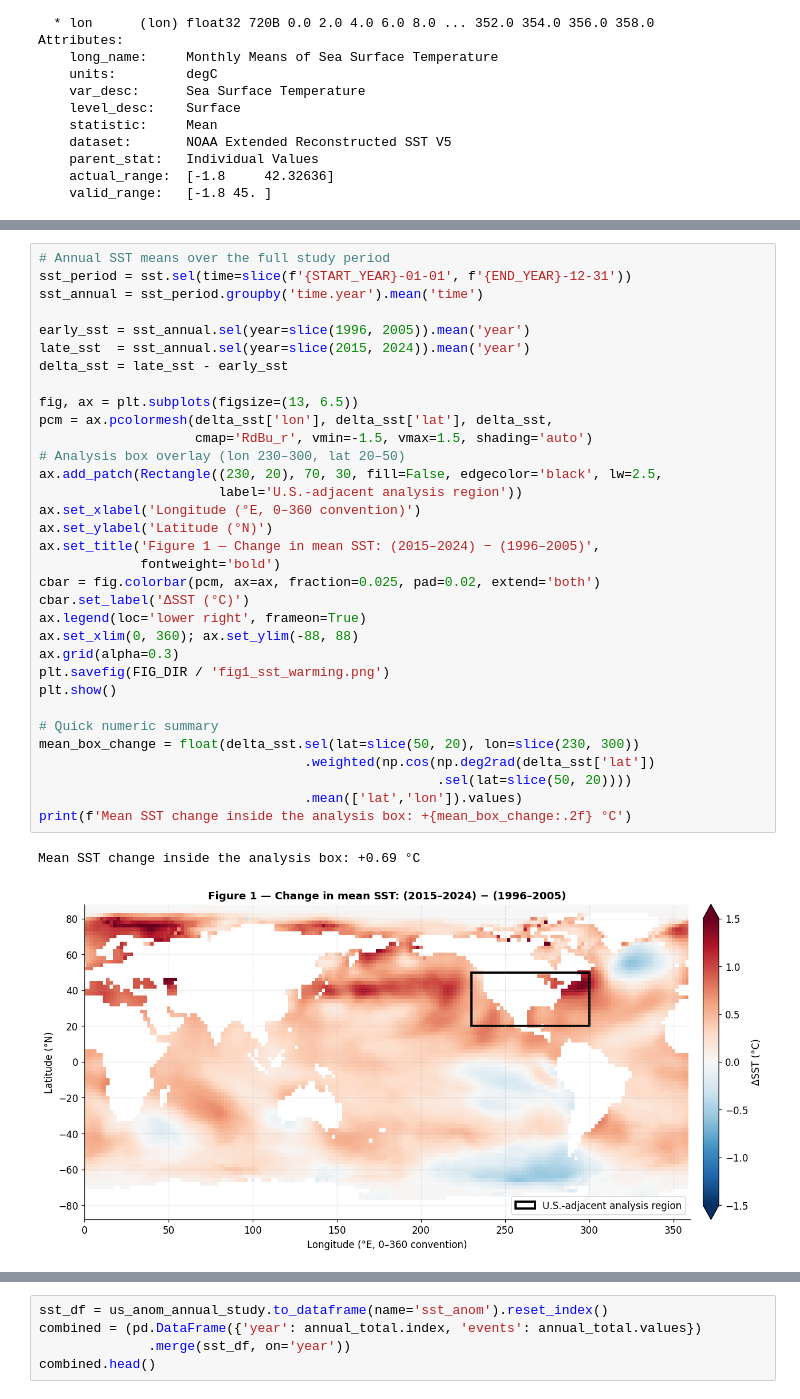
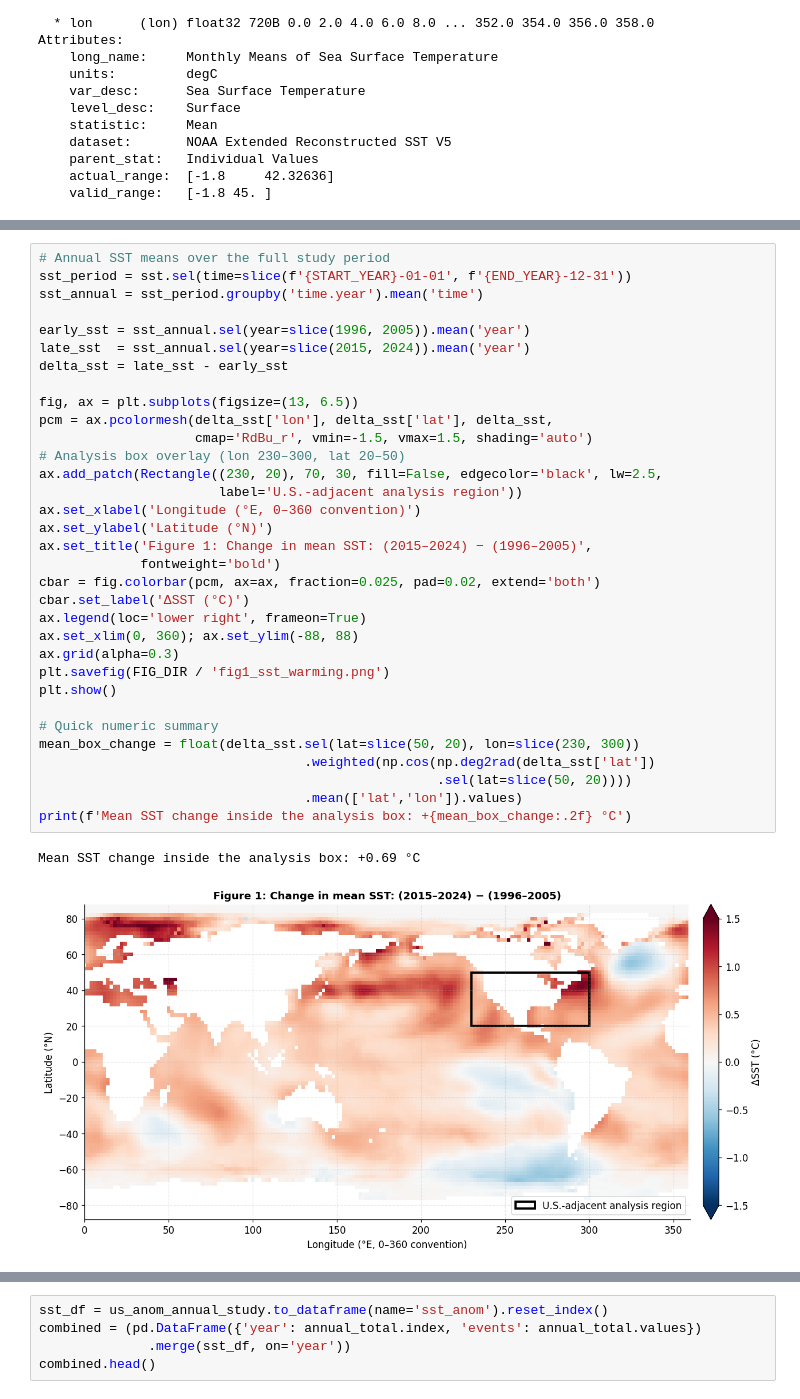
Before and after one commit to Heypo-Baixiong/Final-Projects, a Jupyter notebook: Extreme_Weather_Final Project.ipynb, the cells around one changed output, grey strips where cells are left out. Cells and saved outputs as stored; diff of their text form.

```diff
--- a/Extreme_Weather_Final Project.ipynb
+++ b/Extreme_Weather_Final Project.ipynb
@@ -328,33 +379,33 @@ sst_annual = sst_period.groupby('time.year').mean('time')
 
 early_sst = sst_annual.sel(year=slice(1996, 2005)).mean('year')
 late_sst  = sst_annual.sel(year=slice(2015, 2024)).mean('year')
 delta_sst = late_sst - early_sst
 
 fig, ax = plt.subplots(figsize=(13, 6.5))
 pcm = ax.pcolormesh(delta_sst['lon'], delta_sst['lat'], delta_sst,
                     cmap='RdBu_r', vmin=-1.5, vmax=1.5, shading='auto')
 # Analysis box overlay (lon 230–300, lat 20–50)
 ax.add_patch(Rectangle((230, 20), 70, 30, fill=False, edgecolor='black', lw=2.5,
                        label='U.S.-adjacent analysis region'))
 ax.set_xlabel('Longitude (°E, 0–360 convention)')
 ax.set_ylabel('Latitude (°N)')
-ax.set_title('Figure 1 — Change in mean SST: (2015–2024) − (1996–2005)',
+ax.set_title('Figure 1: Change in mean SST: (2015–2024) − (1996–2005)',
              fontweight='bold')
 cbar = fig.colorbar(pcm, ax=ax, fraction=0.025, pad=0.02, extend='both')
 cbar.set_label('ΔSST (°C)')
 ax.legend(loc='lower right', frameon=True)
 ax.set_xlim(0, 360); ax.set_ylim(-88, 88)
 ax.grid(alpha=0.3)
 plt.savefig(FIG_DIR / 'fig1_sst_warming.png')
 plt.show()
 
 # Quick numeric summary
 mean_box_change = float(delta_sst.sel(lat=slice(50, 20), lon=slice(230, 300))
                                   .weighted(np.cos(np.deg2rad(delta_sst['lat'])
                                                    .sel(lat=slice(50, 20))))
                                   .mean(['lat','lon']).values)
 print(f'Mean SST change inside the analysis box: +{mean_box_change:.2f} °C')
 # %% [output]
 Mean SST change inside the analysis box: +0.69 °C
-[figure, old version]
+[figure, new version]
 # %% [markdown]
```
Also changed, not shown: parts of 23 cells of this notebook, 1 other file.
